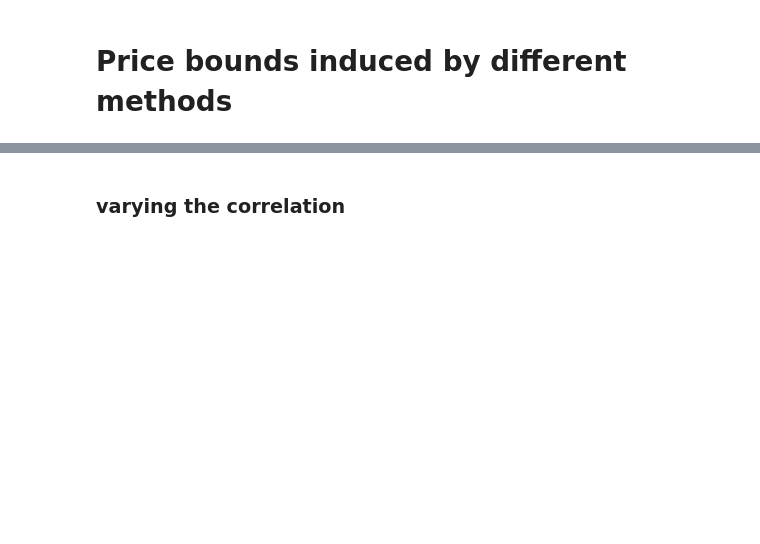
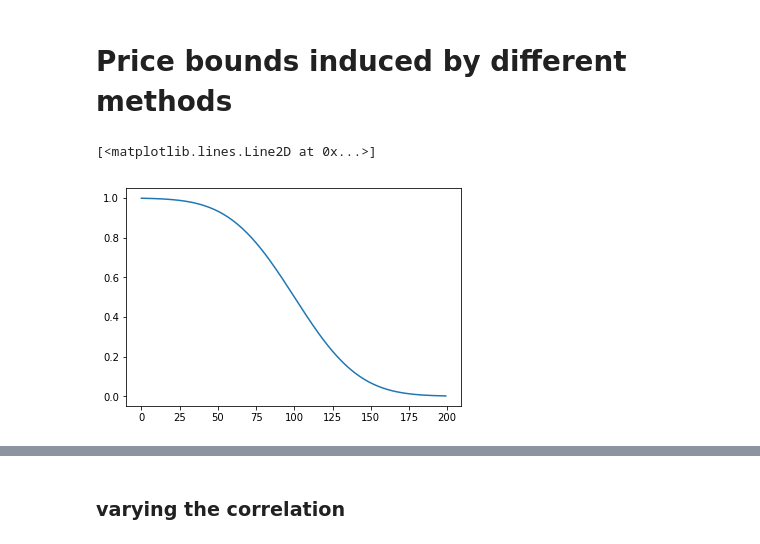
Before and after one commit to sebasv/thesis, a Jupyter notebook: Simulations.ipynb, the cells around one changed output, grey strips where cells are left out. Saved outputs shown, nothing was run; the diff lists cells and outputs as text; code cells hidden in the pictures; blank space fills up the shorter version.

```diff
--- a/Simulations.ipynb
+++ b/Simulations.ipynb
@@ -22 +26,7 @@ _sS = .15
 _k = 1
+# %%
+plt.plot(stats.norm.cdf(-np.arange(-1,1,.01)*3))
+# plt.plot(stats.lognorm.pdf(np.arange(0,1,.01)*5, s=1))
+# %% [output]
+[<matplotlib.lines.Line2D at 0x...>]
+[figure, added]
```
Also changed, not shown: parts of 9 cells of this notebook, 3 other files.
